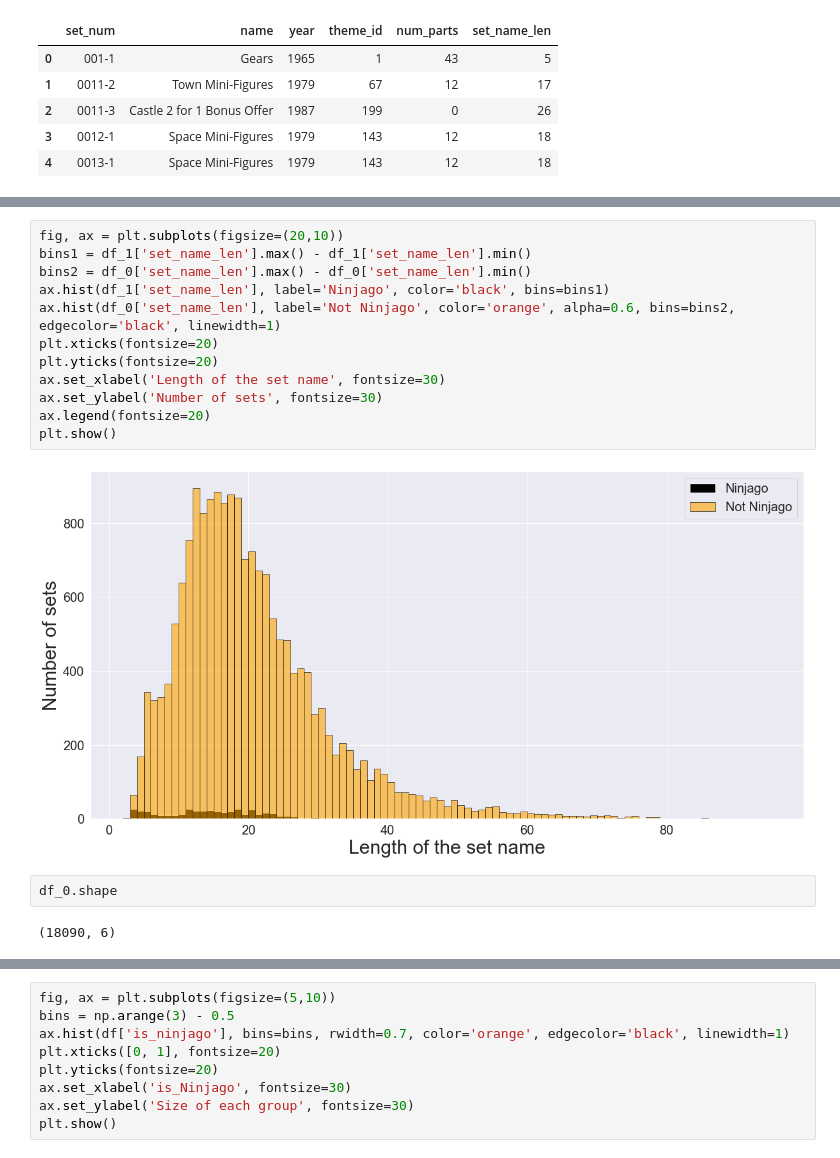
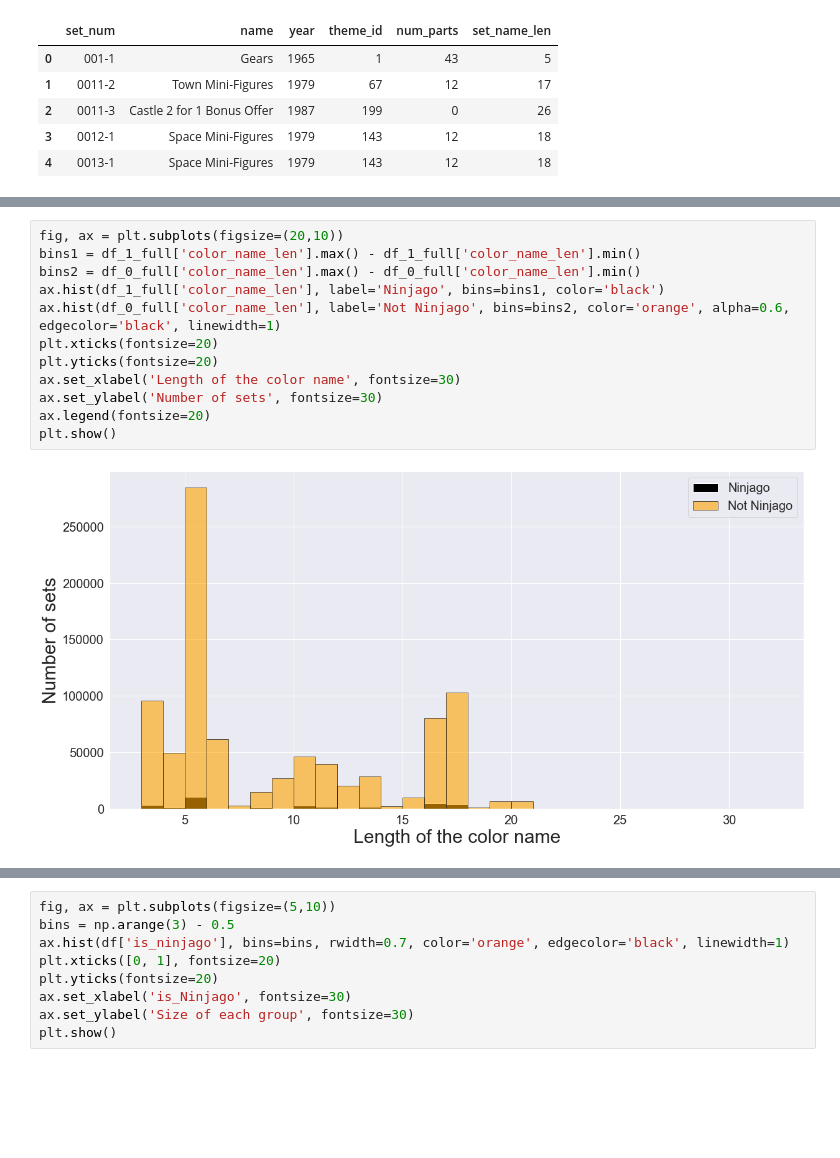
Before and after one commit to mkipper/capstone2-lego-data, a Jupyter notebook: report/lego_capstone2_eda.ipynb, the cells around one changed output, grey strips where cells are left out. Cells and saved outputs as stored; diff of their text form; blank space fills up the shorter version.

```diff
--- a/report/lego_capstone2_eda.ipynb
+++ b/report/lego_capstone2_eda.ipynb
@@ -166,18 +237,14 @@ plt.show()
 # %%
 fig, ax = plt.subplots(figsize=(20,10))
-bins1 = df_1['set_name_len'].max() - df_1['set_name_len'].min()
-bins2 = df_0['set_name_len'].max() - df_0['set_name_len'].min()
-ax.hist(df_1['set_name_len'], label='Ninjago', color='black', bins=bins1)
-ax.hist(df_0['set_name_len'], label='Not Ninjago', color='orange', alpha=0.6, bins=bins2, edgecolor='black', linewidth=1)
+bins1 = df_1_full['color_name_len'].max() - df_1_full['color_name_len'].min()
+bins2 = df_0_full['color_name_len'].max() - df_0_full['color_name_len'].min()
+ax.hist(df_1_full['color_name_len'], label='Ninjago', bins=bins1, color='black')
+ax.hist(df_0_full['color_name_len'], label='Not Ninjago', bins=bins2, color='orange', alpha=0.6, edgecolor='black', linewidth=1)
 plt.xticks(fontsize=20)
 plt.yticks(fontsize=20)
-ax.set_xlabel('Length of the set name', fontsize=30)
+ax.set_xlabel('Length of the color name', fontsize=30)
 ax.set_ylabel('Number of sets', fontsize=30)
 ax.legend(fontsize=20)
 plt.show()
 # %% [output]
-[figure, old version]
+[figure, new version]
-# %%
-df_0.shape
-# %% [output]
-(18090, 6)
```
Also changed, not shown: parts of 29 cells of this notebook, 5 other files.
